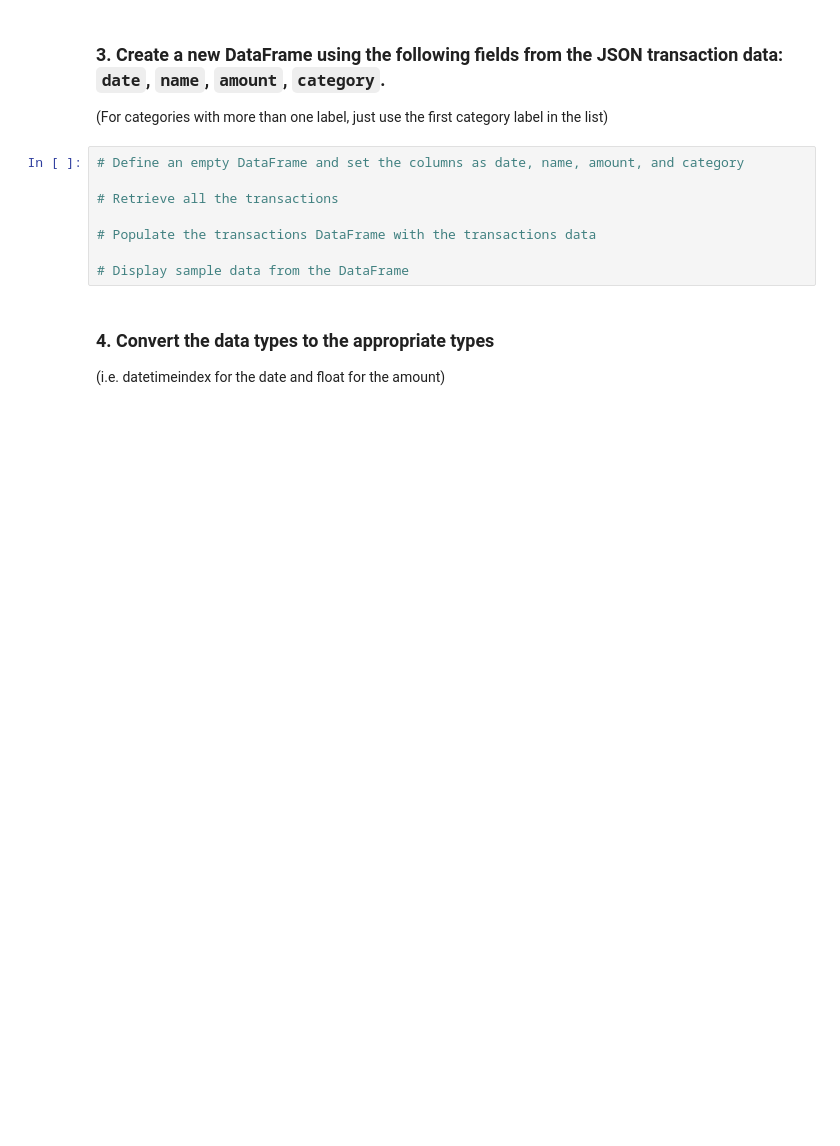
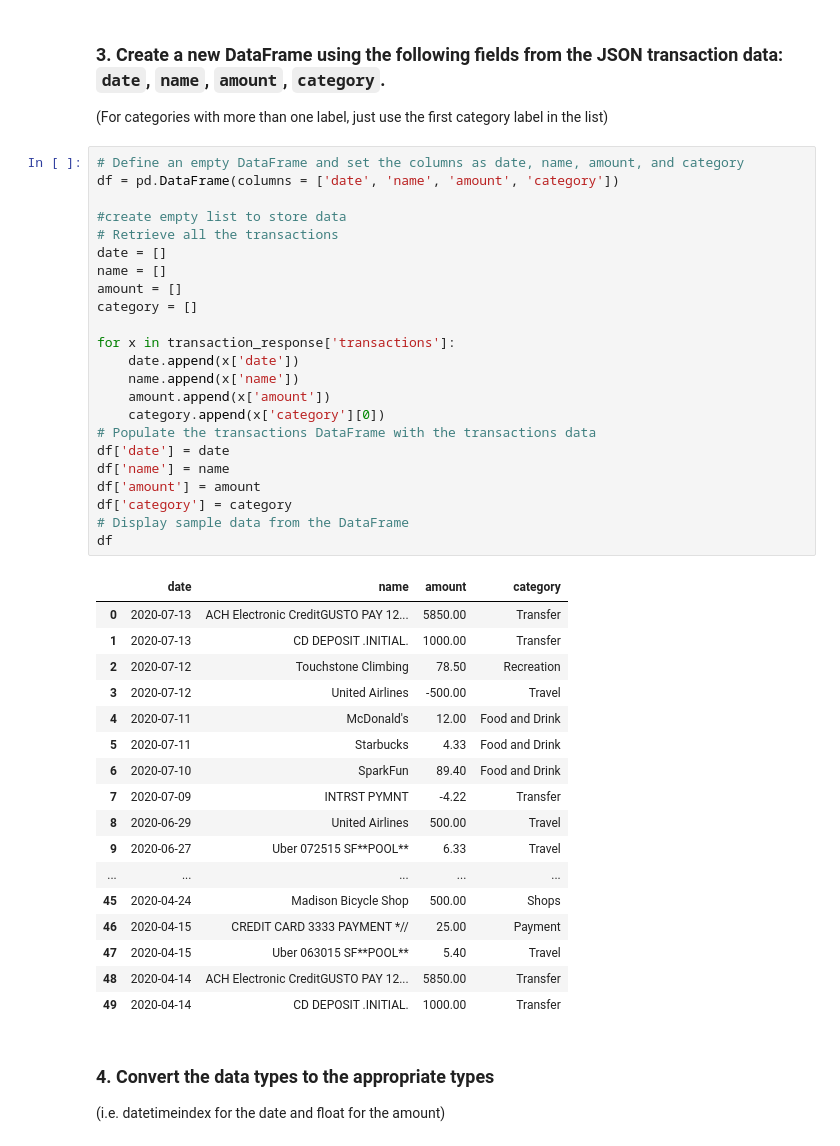
Before and after one commit to Caresir/APIs_Monte_carlo, a Jupyter notebook: account_summary.ipynb, the cells around one changed output. Drawn from its saved outputs; the diff is of its cells as text; blank space fills up the shorter version.

Commit message:
Created a new Dataframe and imported transactions into the new dataframe. Converted the dataframe data date time type

```diff
--- a/account_summary.ipynb
+++ b/account_summary.ipynb
@@ -181,12 +180,45 @@ for transaction in transaction_response['transactions']:
 (For categories with more than one label, just use the first category label in the list)
 # %%
 # Define an empty DataFrame and set the columns as date, name, amount, and category
+df = pd.DataFrame(columns = ['date', 'name', 'amount', 'category'])
 
+#create empty list to store data
 # Retrieve all the transactions
+date = []
+name = []
+amount = []
+category = []
 
+for x in transaction_response['transactions']:
+    date.append(x['date'])
+    name.append(x['name'])
+    amount.append(x['amount'])
+    category.append(x['category'][0])
 # Populate the transactions DataFrame with the transactions data
-
+df['date'] = date
+df['name'] = name
+df['amount'] = amount
+df['category'] = category
 # Display sample data from the DataFrame
+df
+# %% [output]
+|  | date | name | amount | category |
+| 0 | 2020-07-13 | ACH Electronic CreditGUSTO PAY 12... | 5850.00 | Transfer |
+| 1 | 2020-07-13 | CD DEPOSIT .INITIAL. | 1000.00 | Transfer |
+| 2 | 2020-07-12 | Touchstone Climbing | 78.50 | Recreation |
+| 3 | 2020-07-12 | United Airlines | -500.00 | Travel |
+| 4 | 2020-07-11 | McDonald's | 12.00 | Food and Drink |
+| 5 | 2020-07-11 | Starbucks | 4.33 | Food and Drink |
+| 6 | 2020-07-10 | SparkFun | 89.40 | Food and Drink |
+| 7 | 2020-07-09 | INTRST PYMNT | -4.22 | Transfer |
+| 8 | 2020-06-29 | United Airlines | 500.00 | Travel |
+| 9 | 2020-06-27 | Uber 072515 SF**POOL** | 6.33 | Travel |
+| ... | ... | ... | ... | ... |
+| 45 | 2020-04-24 | Madison Bicycle Shop | 500.00 | Shops |
+| 46 | 2020-04-15 | CREDIT CARD 3333 PAYMENT *// | 25.00 | Payment |
+| 47 | 2020-04-15 | Uber 063015 SF**POOL** | 5.40 | Travel |
+| 48 | 2020-04-14 | ACH Electronic CreditGUSTO PAY 12... | 5850.00 | Transfer |
+| 49 | 2020-04-14 | CD DEPOSIT .INITIAL. | 1000.00 | Transfer |
 # %% [markdown]
 ### 4. Convert the data types to the appropriate types
 
```
Also changed, not shown: parts of 5 cells of this notebook.
